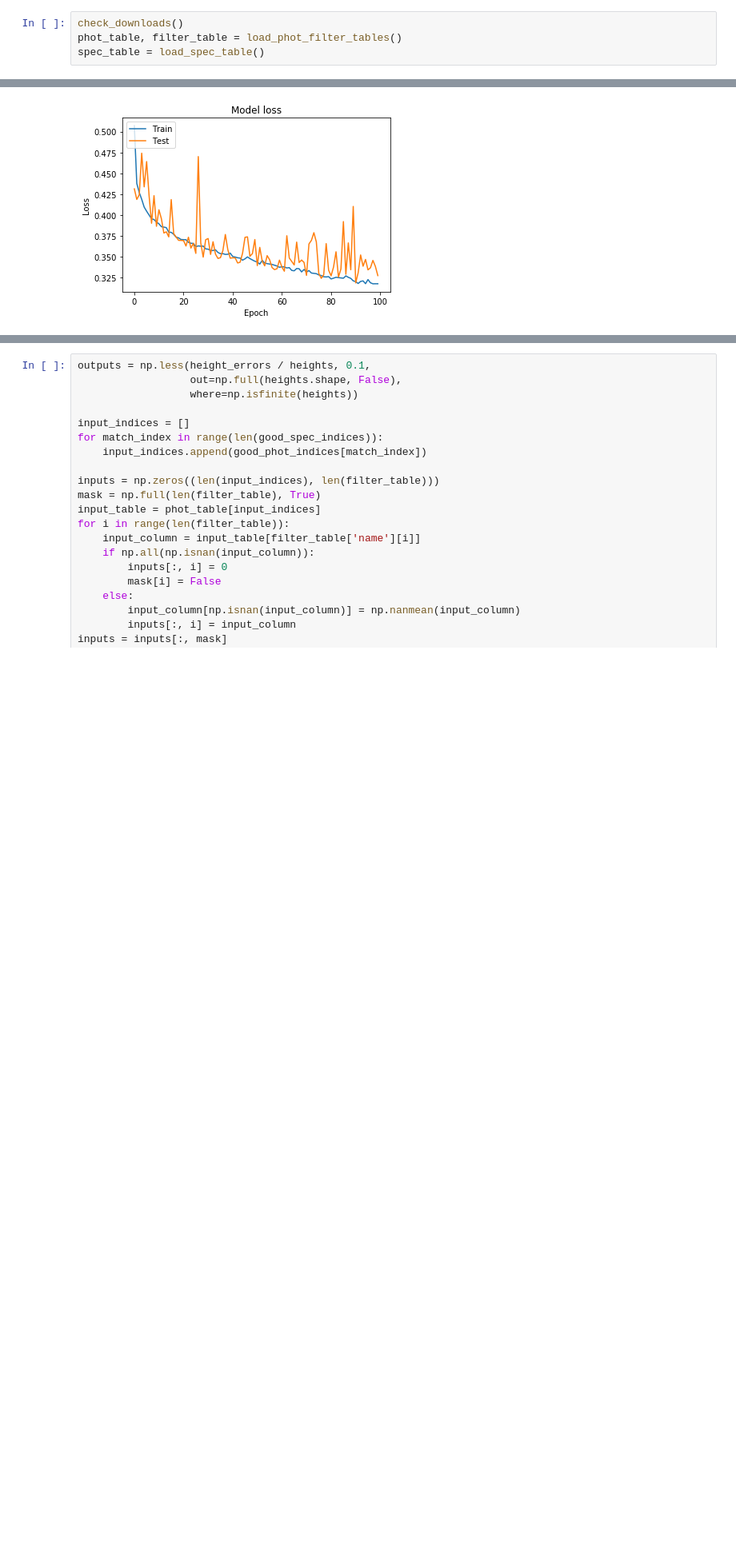
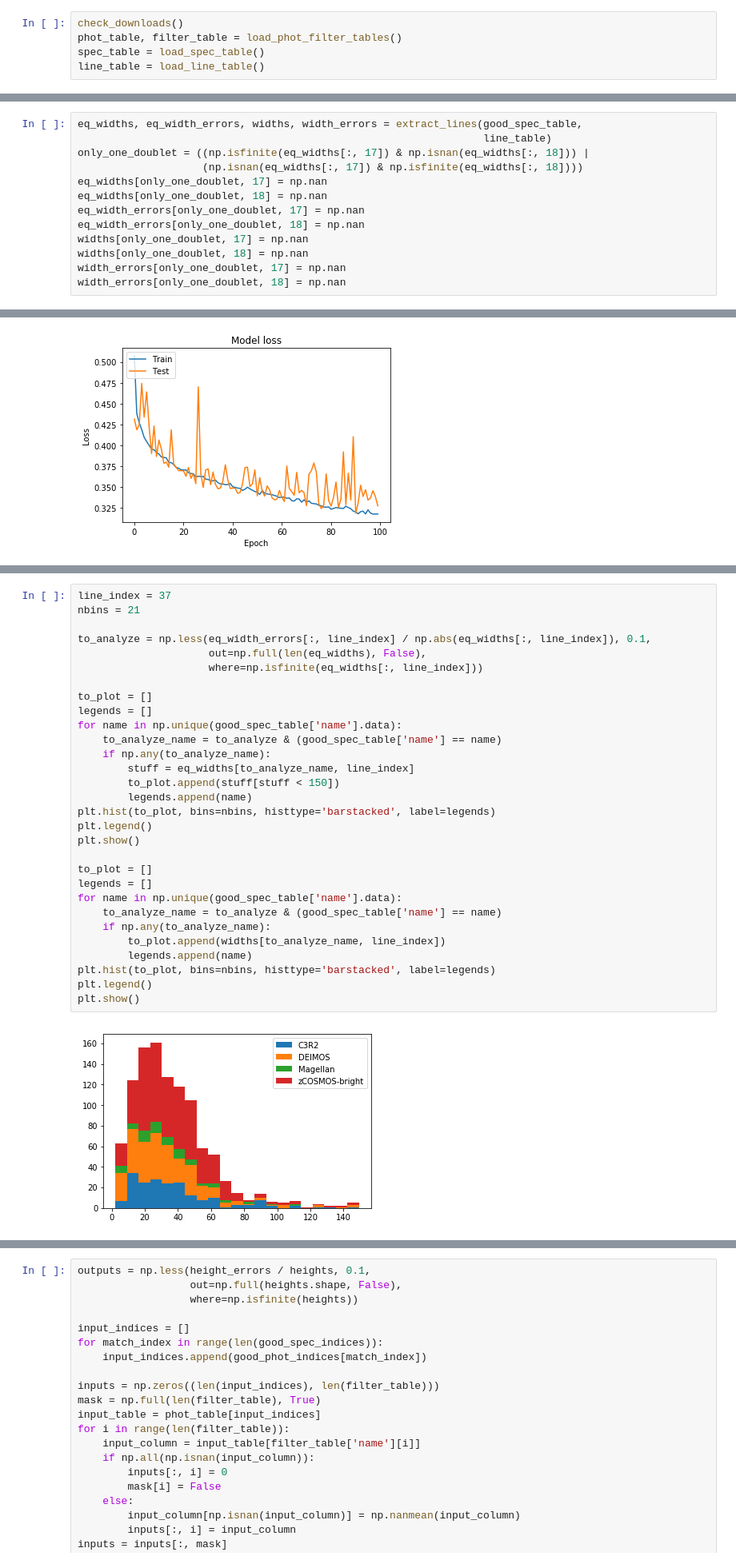
Before and after one commit to dennisYatunin/surf2019, a Jupyter notebook: Notebook.ipynb, the cells around one changed output, grey strips where cells are left out. Shown at 80% size. Saved outputs shown, nothing was run; the diff lists cells and outputs as text; blank space fills up the shorter version.

```diff
--- a/Notebook.ipynb
+++ b/Notebook.ipynb
@@ -1105,3 +1440,4 @@ def calibrate_spec(wavelengths, fluxes, errors, filter_table, filter_data,
 check_downloads()
 phot_table, filter_table = load_phot_filter_tables()
 spec_table = load_spec_table()
+line_table = load_line_table()
@@ -1107,0 +1456,13 @@ spec_table = load_spec_table()
+# %%
+eq_widths, eq_width_errors, widths, width_errors = extract_lines(good_spec_table,
+                                                                 line_table)
+only_one_doublet = ((np.isfinite(eq_widths[:, 17]) & np.isnan(eq_widths[:, 18])) |
+                    (np.isnan(eq_widths[:, 17]) & np.isfinite(eq_widths[:, 18])))
+eq_widths[only_one_doublet, 17] = np.nan
+eq_widths[only_one_doublet, 18] = np.nan
+eq_width_errors[only_one_doublet, 17] = np.nan
+eq_width_errors[only_one_doublet, 18] = np.nan
+widths[only_one_doublet, 17] = np.nan
+widths[only_one_doublet, 18] = np.nan
+width_errors[only_one_doublet, 17] = np.nan
+width_errors[only_one_doublet, 18] = np.nan
@@ -2239,0 +2014,32 @@ KeyboardInterrupt:
+# %%
+line_index = 37
+nbins = 21
+
+to_analyze = np.less(eq_width_errors[:, line_index] / np.abs(eq_widths[:, line_index]), 0.1,
+                     out=np.full(len(eq_widths), False),
+                     where=np.isfinite(eq_widths[:, line_index]))
+
+to_plot = []
+legends = []
+for name in np.unique(good_spec_table['name'].data):
+    to_analyze_name = to_analyze & (good_spec_table['name'] == name)
+    if np.any(to_analyze_name):
+        stuff = eq_widths[to_analyze_name, line_index]
+        to_plot.append(stuff[stuff < 150])
+        legends.append(name)
+plt.hist(to_plot, bins=nbins, histtype='barstacked', label=legends)
+plt.legend()
+plt.show()
+
+to_plot = []
+legends = []
+for name in np.unique(good_spec_table['name'].data):
+    to_analyze_name = to_analyze & (good_spec_table['name'] == name)
+    if np.any(to_analyze_name):
+        to_plot.append(widths[to_analyze_name, line_index])
+        legends.append(name)
+plt.hist(to_plot, bins=nbins, histtype='barstacked', label=legends)
+plt.legend()
+plt.show()
+# %% [output]
+[figure, added]
```
Also changed, not shown: parts of 13 cells of this notebook.
